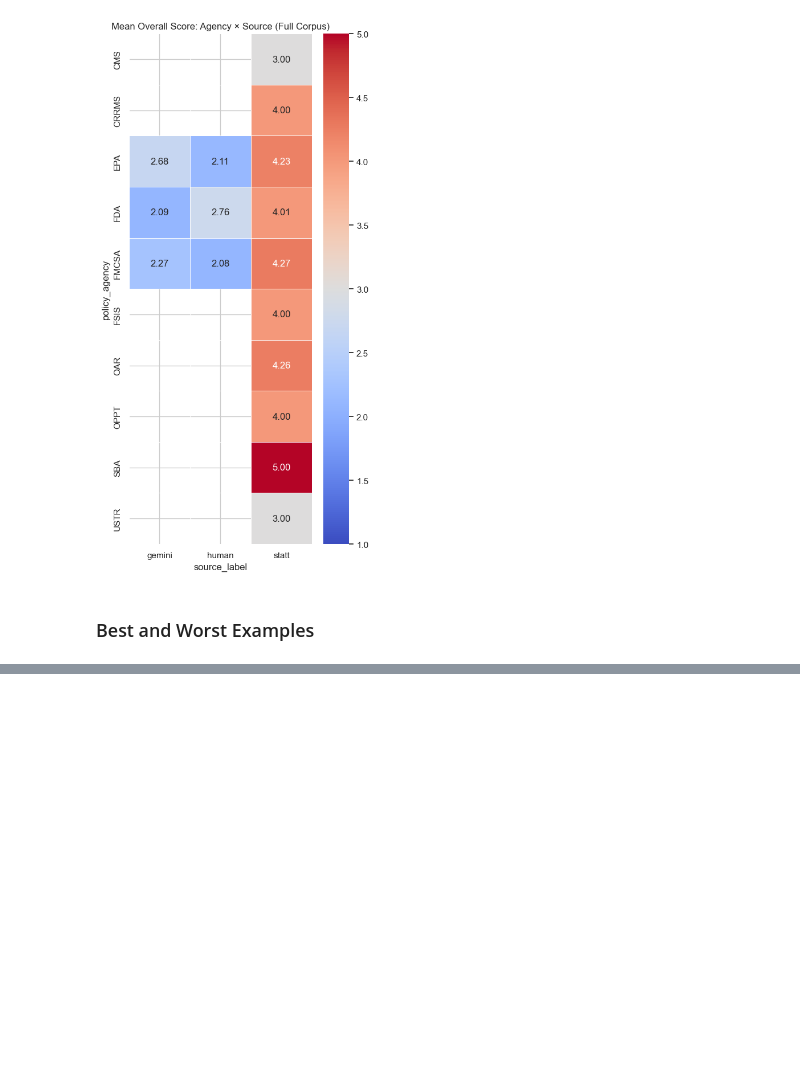
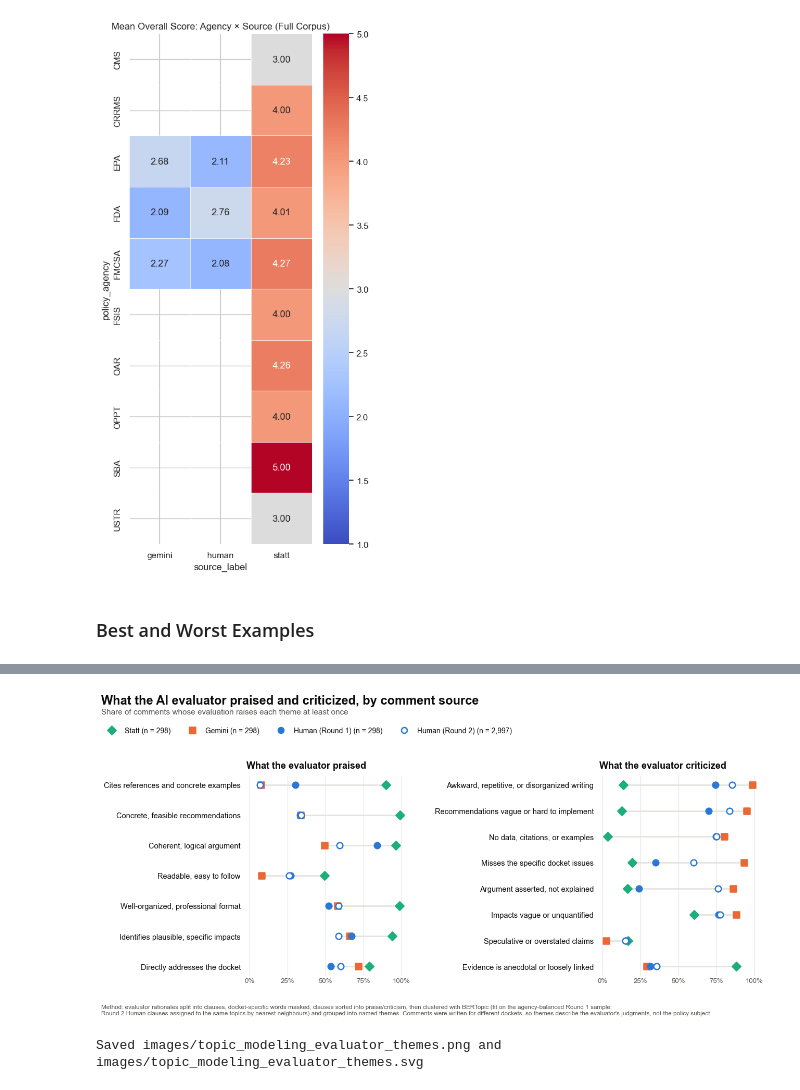
Before and after one commit to guozhan11/LLM-as-judge, a Jupyter notebook: comment_analysis.ipynb, the cells around one changed output, grey strips where cells are left out. Saved outputs shown, nothing was run; the diff lists cells and outputs as text; code cells hidden in the pictures; blank space fills up the shorter version.

```diff
--- a/comment_analysis.ipynb
+++ b/comment_analysis.ipynb
@@ -999,0 +2308,69 @@ if "score_overall" in df.columns:
+# %%
+# ── v2.5 Blog figure: dot plot of theme prevalence ────────────────────────────
+from matplotlib.lines import Line2D
+
+V2_STYLE = {  # validated categorical slots 1–3 (all-pairs CVD ΔE ≥ 9); marker shape is the secondary encoding
+    "Statt": dict(color="#1baf7a", marker="D", facecolor="#1baf7a"),
+    "Gemini": dict(color="#eb6834", marker="s", facecolor="#eb6834"),
+    "Human (Round 1)": dict(color="#2a78d6", marker="o", facecolor="#2a78d6"),
+    "Human (Round 2)": dict(color="#2a78d6", marker="o", facecolor="white"),
+}
+INK, MUTED, GRID = "#0b0b0b", "#52514e", "#e4e3df"
+
+fig, axes = plt.subplots(1, 2, figsize=(13, 6.2), facecolor="white", sharex=True)
+panel_titles = {"strength": "What the evaluator praised", "weakness": "What the evaluator criticized"}
+for ax, polarity in zip(axes, ["strength", "weakness"]):
+    sub = theme_prevalence[theme_prevalence["polarity"].eq(polarity)]
+    order = (sub[sub["group"].eq("Statt")].set_index("theme")["share"]
+             - sub[sub["group"].eq("Gemini")].set_index("theme")["share"]).sort_values(ascending=(polarity == "weakness"))
+    order = order.index.tolist()
+    y = {theme: i for i, theme in enumerate(order)}
+    for theme in order:
+        vals = sub[sub["theme"].eq(theme)]["share"]
+        ax.plot([vals.min(), vals.max()], [y[theme]] * 2, color=GRID, linewidth=2, zorder=1, solid_capstyle="round")
+    for group, style in V2_STYLE.items():
+        g = sub[sub["group"].eq(group)]
+        ax.scatter(g["share"], g["theme"].map(y), s=70, marker=style["marker"], facecolor=style["facecolor"],
+                   edgecolor=style["color"], linewidth=1.8, zorder=3)
+    ax.set_yticks(range(len(order)), labels=order)
+    ax.invert_yaxis()
+    ax.set_xlim(-2, 102)
+    ax.set_xticks([0, 25, 50, 75, 100], labels=["0%", "25%", "50%", "75%", "100%"])
+    ax.tick_params(axis="both", length=0, colors=MUTED, labelsize=9.5)
+    ax.tick_params(axis="y", colors=INK, labelsize=10.5, pad=8)
+    ax.grid(False)
+    ax.grid(axis="x", color=GRID, linewidth=0.8)
+    ax.set_axisbelow(True)
+    for spine in ax.spines.values():
+        spine.set_visible(False)
+    ax.set_title(panel_titles[polarity], loc="left", fontsize=13, fontweight="semibold", color=INK, pad=10)
+
+group_sizes = {g: int(theme_prevalence.loc[theme_prevalence["group"].eq(g), "n"].iloc[0]) for g in V2_GROUPS}
+fig.legend(
+    handles=[Line2D([], [], linestyle="", marker=s["marker"], markersize=8, markerfacecolor=s["facecolor"],
+                    markeredgecolor=s["color"], markeredgewidth=1.8, label=f"{g} (n = {group_sizes[g]:,})")
+             for g, s in V2_STYLE.items()],
+    loc="upper left", bbox_to_anchor=(0.005, 0.915), ncol=4, frameon=False, fontsize=10, labelcolor=INK,
+)
+fig.suptitle("What the AI evaluator praised and criticized, by comment source", x=0.01, y=0.995,
+             ha="left", fontsize=17, fontweight="semibold", color=INK)
+fig.text(0.01, 0.935, "Share of comments whose evaluation raises each theme at least once",
+         ha="left", fontsize=11, color=MUTED)
+fig.text(
+    0.01, 0.005,
+    "Method: evaluator rationales split into clauses, docket-specific words masked, clauses sorted into praise/criticism, "
+    "then clustered with BERTopic (fit on the agency-balanced Round 1 sample;\nRound 2 Human clauses assigned to the same "
+    "topics by nearest neighbours) and grouped into named themes. Comments were written for different dockets, so themes describe the evaluator's "
+    "judgments, not the policy subject.",
+    ha="left", fontsize=8.5, color=MUTED,
+)
+fig.tight_layout(rect=[0, 0.07, 1, 0.885], w_pad=3)
+v2_png = Path("images") / "topic_modeling_evaluator_themes.png"
+v2_svg = Path("images") / "topic_modeling_evaluator_themes.svg"
+fig.savefig(v2_png, dpi=220, bbox_inches="tight", facecolor="white")
+fig.savefig(v2_svg, bbox_inches="tight", facecolor="white")
+plt.show()
+print(f"Saved {v2_png} and {v2_svg}")
+# %% [output]
+[figure, added]
+Saved images/topic_modeling_evaluator_themes.png and images/topic_modeling_evaluator_themes.svg
```
Also changed, not shown: parts of 22 cells of this notebook, 15 other files.
